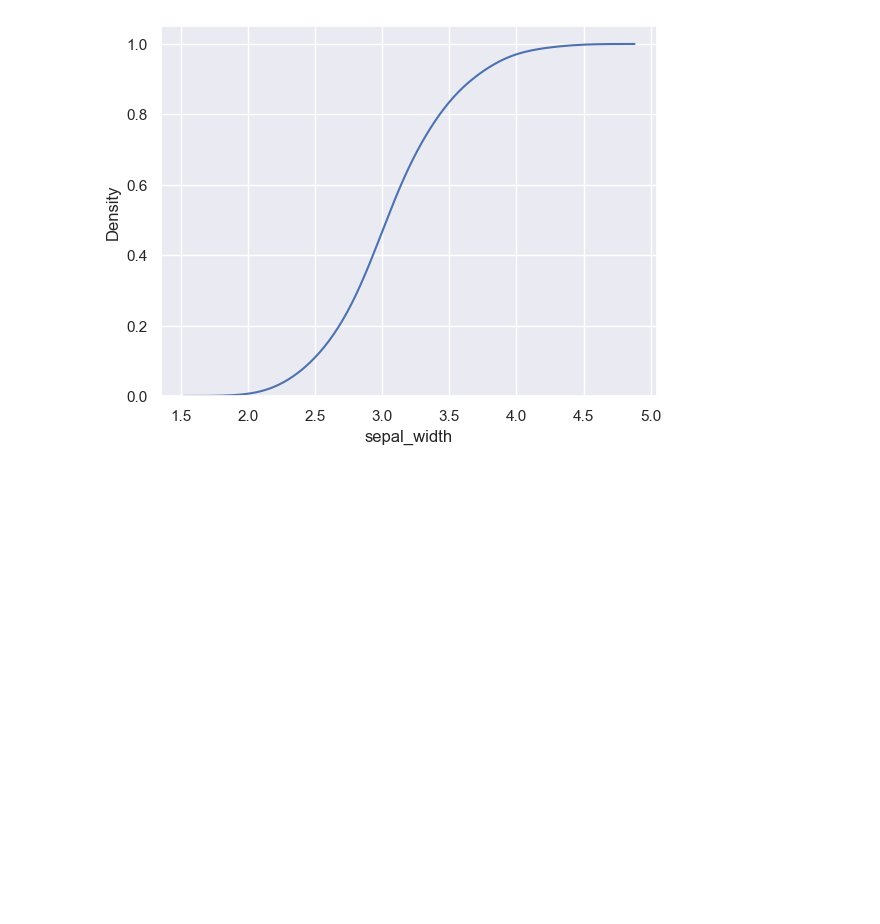
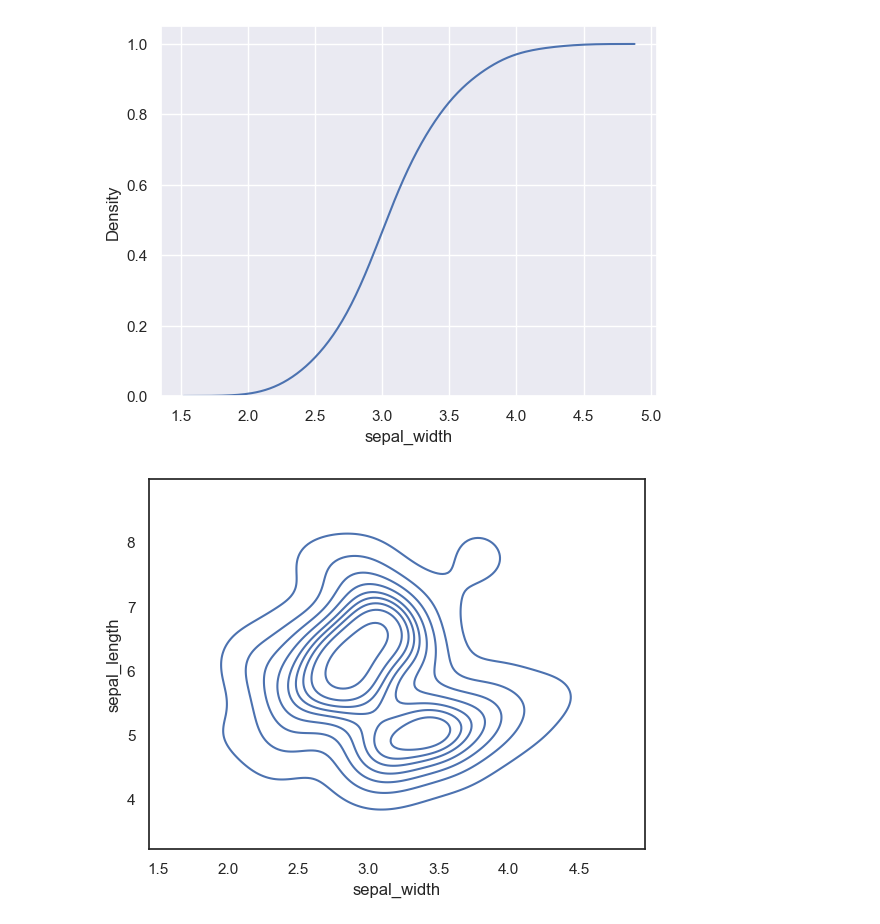
Before and after one commit to rktakk/visualization, a Jupyter notebook: 02_activities/assignments/assignment-1-code.ipynb, the cells around one changed output. Cells and saved outputs as stored; diff of their text form; code cells hidden in the pictures; blank space fills up the shorter version.

```diff
--- a/02_activities/assignments/assignment-1-code.ipynb
+++ b/02_activities/assignments/assignment-1-code.ipynb
@@ -128,0 +133,8 @@ plt.show()
+# %%
+df = sns.load_dataset('iris')
+# %%
+sns.set_style("white")
+sns.kdeplot(x=df.sepal_width, y=df.sepal_length)
+plt.show()
+# %% [output]
+[figure, added]
```
Also changed, not shown: parts of 5 cells of this notebook.
